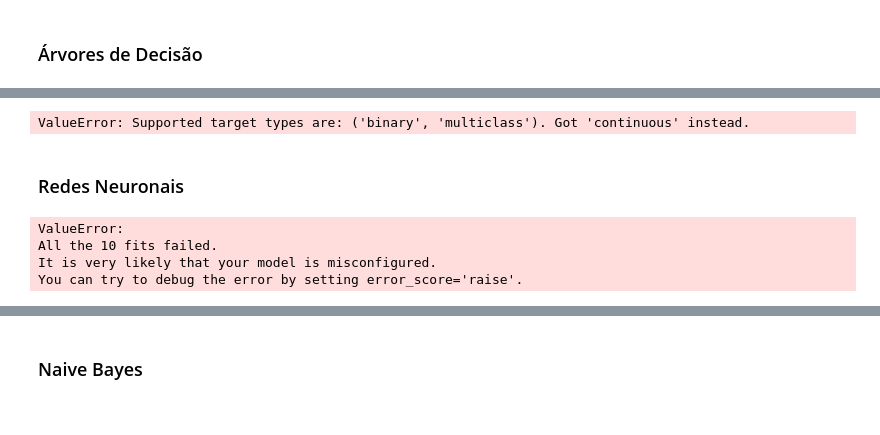
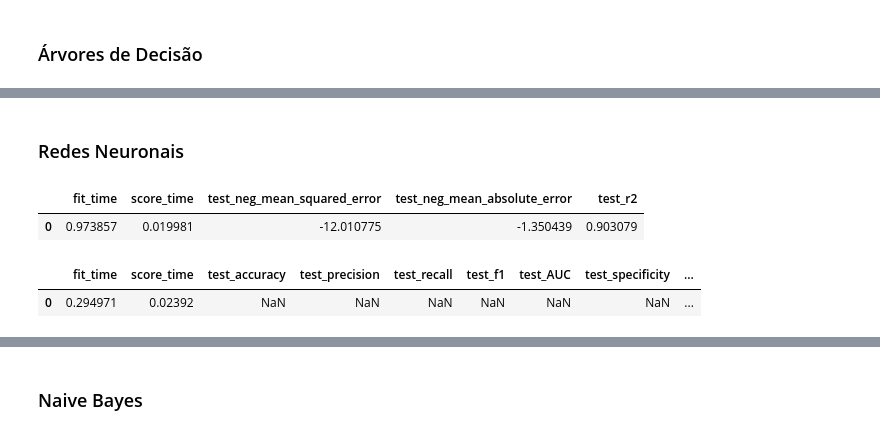
Before and after one commit to ruicoelhor22/AASE, a Jupyter notebook: demoregressao4.ipynb, the cells around one changed output, grey strips where cells are left out. Drawn from its saved outputs; the diff is of its cells as text; code cells hidden in the pictures.

```diff
--- a/demoregressao4.ipynb
+++ b/demoregressao4.ipynb
@@ -126,27 +149,31 @@ pd.DataFrame(dt_scores.mean()).T
-# %%
-dt = DecisionTreeClassifier(max_depth=3, random_state=1234)
-splitter = StratifiedKFold(10, random_state=1234, shuffle=True)
-scores = cross_validate(dt, X, y, cv=splitter, scoring=METRICS)
-dt_scores = pd.DataFrame(scores)
-pd.DataFrame(dt_scores.mean()).T
-# %% [output]
-ValueError: Supported target types are: ('binary', 'multiclass'). Got 'continuous' instead.
 # %% [markdown]
 ### Redes Neuronais
+# %%
+from sklearn.ensemble import HistGradientBoostingRegressor
+from sklearn.model_selection import cross_validate
+
+# Criar uma Rede Neural para regressão
+gb_regressor = HistGradientBoostingRegressor(random_state=1234)
+
+# Realizar a validação cruzada e avaliar as métricas
+scores_gb = cross_validate(gb_regressor, X, y, cv=kf, scoring=REGRESSION_METRICS)
+gb_scores = pd.DataFrame(scores_gb)
+pd.DataFrame(gb_scores.mean()).T
+# %% [output]
+|  | fit_time | score_time | test_neg_mean_squared_error | test_neg_mean_absolute_error | test_r2 |
+| 0 | 0.973857 | 0.019981 | -12.010775 | -1.350439 | 0.903079 |
 # %%
-from sklearn.neural_network import MLPRegressor
+from sklearn.ensemble import HistGradientBoostingRegressor
 from sklearn.model_selection import cross_validate
 
 # Criar uma Rede Neural para regressão
-nn_regressor = MLPRegressor(hidden_layer_sizes=(50, 50), max_iter=20, random_state=1234)
+gb_regressor = HistGradientBoostingRegressor(max_iter=20, random_state=1234)
 
 # Realizar a validação cruzada e avaliar as métricas
-scores_nn = cross_validate(nn_regressor, X, y, cv=kf, scoring=REGRESSION_METRICS)
-nn_scores = pd.DataFrame(scores_nn)
-pd.DataFrame(nn_scores.mean()).T
+scores_gb = cross_validate(gb_regressor, X, y, cv=kf, scoring=METRICS)
+gb_scores = pd.DataFrame(scores_gb)
+pd.DataFrame(gb_scores.mean()).T
 # %% [output]
-ValueError:
-All the 10 fits failed.
-It is very likely that your model is misconfigured.
-You can try to debug the error by setting error_score='raise'.
+|  | fit_time | score_time | test_accuracy | test_precision | test_recall | test_f1 | test_AUC | test_specificity | ... |
+| 0 | 0.294971 | 0.02392 | NaN | NaN | NaN | NaN | NaN | NaN | ... |
 # %%
```
Also changed, not shown: parts of 9 cells of this notebook, 2 other files.
